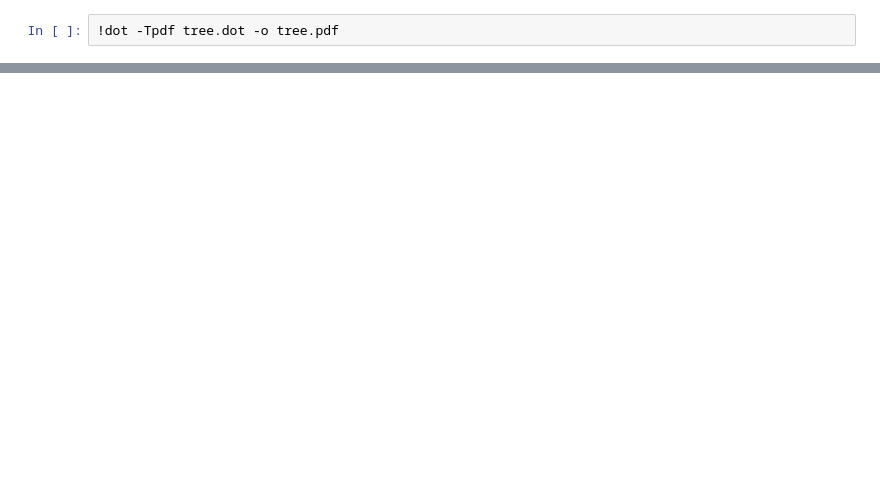
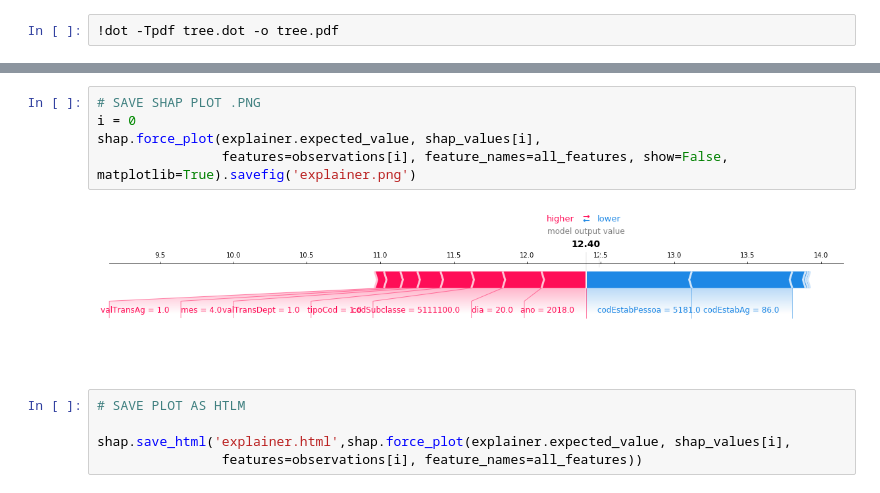
Before and after one commit to GuiCosti/Public-Spending-Analisys, a Jupyter notebook: src/anomaly_detection.ipynb, the cells around one changed output, grey strips where cells are left out. Saved outputs shown, nothing was run; the diff lists cells and outputs as text; blank space fills up the shorter version.

```diff
--- a/src/anomaly_detection.ipynb
+++ b/src/anomaly_detection.ipynb
@@ -246,0 +290,12 @@ call(['dot', '-Tpng', 'tree.dot', '-o', 'tree.png', '-Gdpi=600'])
+# %%
+# SAVE SHAP PLOT .PNG
+i = 0
+shap.force_plot(explainer.expected_value, shap_values[i],
+                features=observations[i], feature_names=all_features, show=False, matplotlib=True).savefig('explainer.png')
+# %% [output]
+[figure, added]
+# %%
+# SAVE PLOT AS HTLM
+
+shap.save_html('explainer.html',shap.force_plot(explainer.expected_value, shap_values[i],
+                features=observations[i], feature_names=all_features))
```
Also changed, not shown: parts of 30 cells of this notebook, 5 other files.
